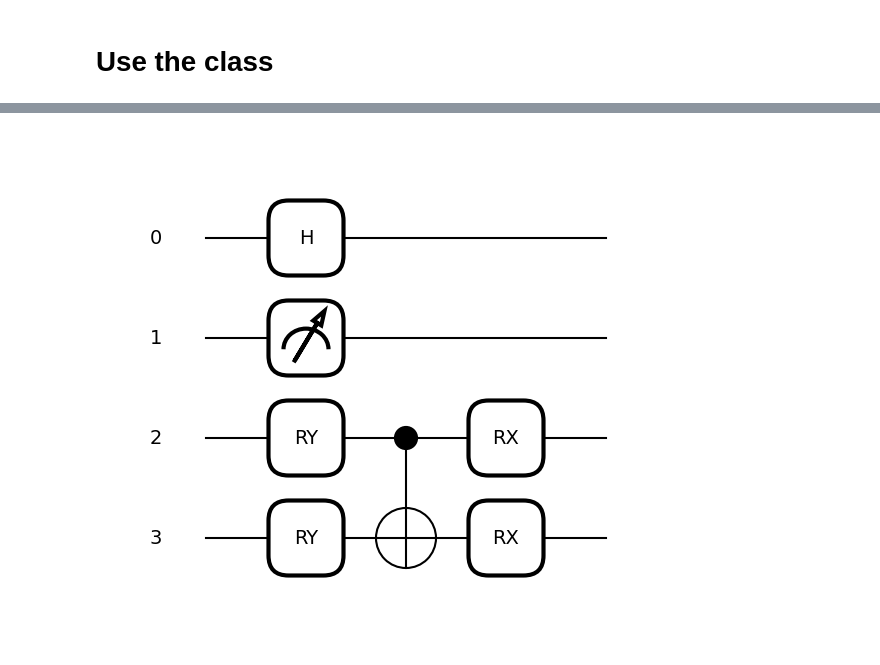
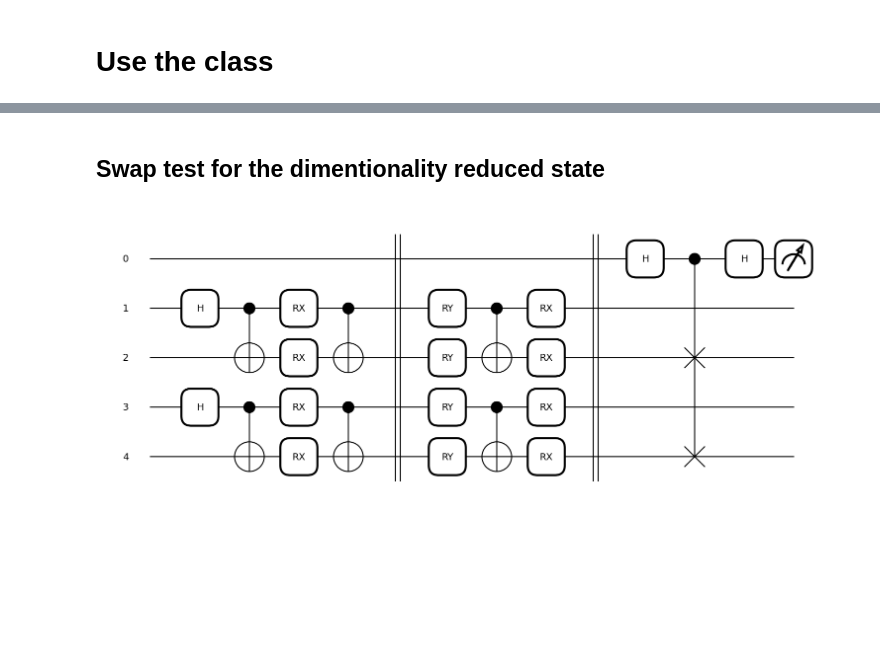
Before and after one commit to filorazi/Dim_red_SWAP, a Jupyter notebook: test.ipynb, the cells around one changed output, grey strips where cells are left out. Saved outputs shown, nothing was run; the diff lists cells and outputs as text; code cells hidden in the pictures; blank space fills up the shorter version.

```diff
--- a/test.ipynb
+++ b/test.ipynb
@@ -22,7 +22,7 @@ from autoencoder import Autoencoder
 # %%
 from autoencoder import Autoencoder
 
-epochs= 10
+epochs= 20
 n= 111
 opt=AdamOptimizer(stepsize=.2)
 X=np.random.rand(n)
@@ -38,12 +42,20 @@ Epoch 9: Loss = 0.0208652960271604846
+# %% [markdown]
+## Swap test for the dimentionality reduced state
 # %%
-@qml.qnode(qml.device('default.qubit', wires=n_qubit, shots=None))
-def pio():
-    qml.Hadamard([0])
-    qml.Barrier
-    ae.get_cirq(2)
-    return qml.measure([1])
+@qml.qnode(qml.device('default.qubit', wires=5, shots=10000))
+def pio(param):
+    isotropic_state(param[0],[1,2])
+    isotropic_state(param[1],[3,4])
 
-fig, ax = qml.draw_mpl(pio)()
+    qml.Barrier()
+    ae.get_cirq(1)
+    ae.get_cirq(3)
+
+    qml.Barrier()
+    original_swap([(2,4)])
+    return qml.probs([0])
+
+fig, ax = qml.draw_mpl(pio)([1,2])
 plt.show()
 # %% [output]
-[figure, old version]
+[figure, new version]
```
Also changed, not shown: parts of 5 cells of this notebook, 2 other files.
